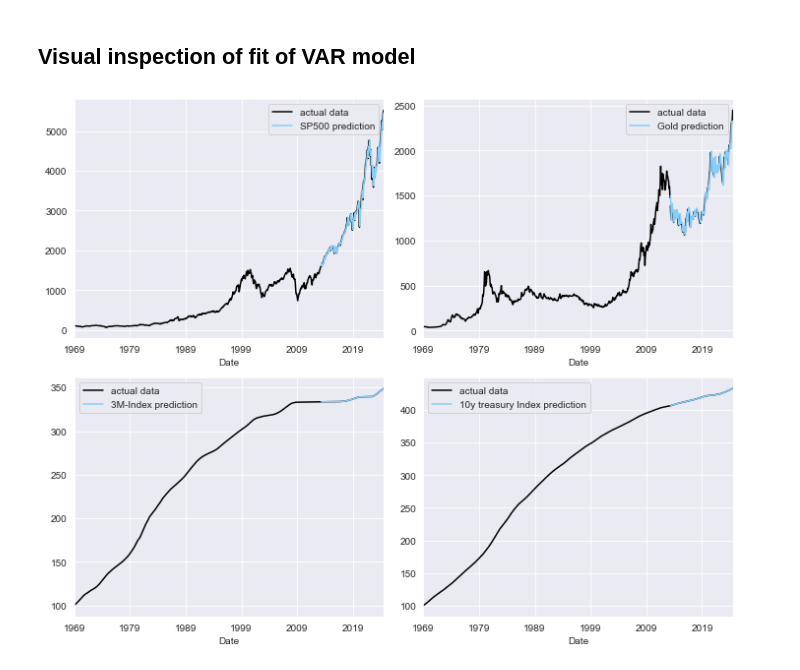
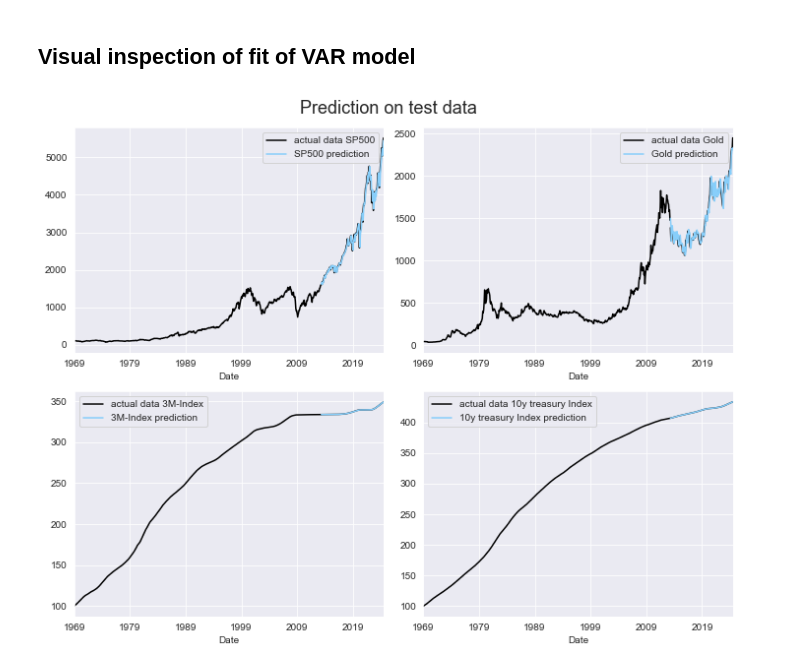
Before and after one commit to JohannesWinkler74/MSc_Thesis, a Jupyter notebook: generate_data/generate_test_data.ipynb, the cells around one changed output. Saved outputs shown, nothing was run; the diff lists cells and outputs as text; code cells hidden in the pictures.

```diff
--- a/generate_data/generate_test_data.ipynb
+++ b/generate_data/generate_test_data.ipynb
@@ -316,32 +316,33 @@ lag_order = model_train_fitted.k_ar
 # %%
 sns.set_style('darkgrid')
 forecast_window = 1
 
 # create dataframes to store the results
 df_results = pd.DataFrame(columns=train_df.columns, index=test_df.index)
 df_forecast = pd.DataFrame(columns=train_df.columns, index=test_df.index)
 
 # initial value
 forecast_input = train_df_stationary.values[-lag_order:]
 fc = model_train_fitted.forecast(y=forecast_input, steps=forecast_window)
 df_forecast.iloc[0,:] = fc
 df_results.iloc[0,:] = train_df.iloc[-1,:].values + fc[0]
 
 # all subsequent values
 for i in range(1,len(test_df)):
     forecast_input = test_df_stationary.values[i-lag_order:i]
     fc = model_train_fitted.forecast(y=forecast_input, steps=forecast_window)
     df_forecast.iloc[i,:] = fc
     df_results.iloc[i,:] = test_df.iloc[i-1,:] + fc[0]
 
 # plot the results
 #fig, axes = plt.subplots(nrows=len(df_test.columns),figsize=(10,20))
 fig, axes = plt.subplots(2,2, figsize=(10,8))
 for i, (col,ax) in enumerate(zip(train_df.columns, axes.flatten())):
-    train_df[col].plot(legend=True, ax=ax, color='black', label='actual data')
+    train_df[col].plot(legend=True, ax=ax, color='black', label='actual data '+col)
     test_df[col].plot(legend=False, ax=ax, color='black', label='test data')
     df_results[col].plot(legend=True, ax=ax, color='lightskyblue', label=col+ ' prediction').autoscale(axis='x',tight=True)
 
+plt.suptitle('Prediction on test data', fontsize = 18)
 plt.tight_layout()
 # %% [output]
-[figure, old version]
+[figure, new version]
```
Also changed, not shown: parts of 4 cells of this notebook.
